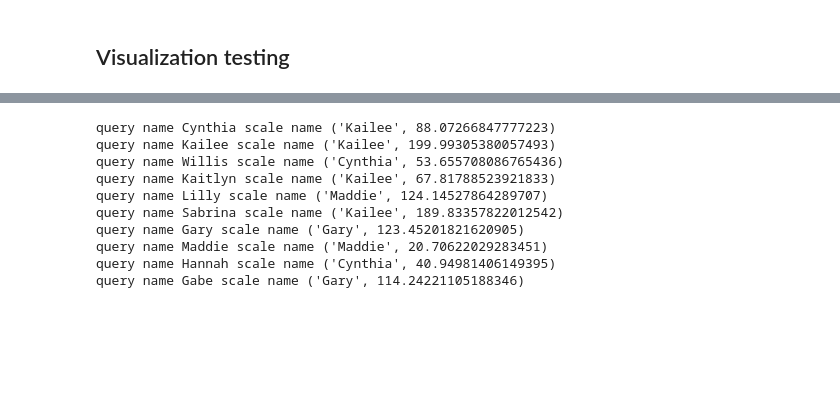
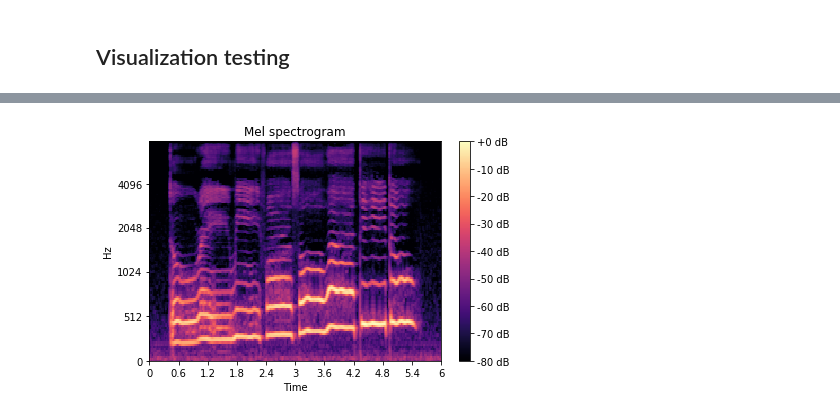
Before and after one commit to GabeQ/MusicStems, a Jupyter notebook: musicStemsFinalProj.ipynb, the cells around one changed output, grey strips where cells are left out. Drawn from its saved outputs; the diff is of its cells as text; code cells hidden in the pictures; blank space fills up the shorter version.

```diff
--- a/musicStemsFinalProj.ipynb
+++ b/musicStemsFinalProj.ipynb
@@ -614,14 +602,12 @@ Kailee
 # %%
-for queryName, scaleData in singerPairings.items():
-    print('query name', queryName, 'scale name', scaleData)
+# for queryName, scaleData in singerPairings.items():
+#     print('query name', queryName, 'scale name', scaleData)
-# %% [output]
-query name Cynthia scale name ('Kailee', 88.07266847777223)
-query name Kailee scale name ('Kailee', 199.99305380057493)
-query name Willis scale name ('Cynthia', 53.655708086765436)
-query name Kaitlyn scale name ('Kailee', 67.81788523921833)
-query name Lilly scale name ('Maddie', 124.14527864289707)
-query name Sabrina scale name ('Kailee', 189.83357822012542)
-query name Gary scale name ('Gary', 123.45201821620905)
-query name Maddie scale name ('Maddie', 20.70622029283451)
-query name Hannah scale name ('Cynthia', 40.94981406149395)
-query name Gabe scale name ('Gary', 114.24221105188346)
+# %%
+S = lb.feature.melspectrogram(y=db_Scales['Cynthia'], sr=22050, n_fft=2048, hop_length=512, power=2.0)
+# %%
+lb.display.specshow(lb.power_to_db(S, ref=np.max), y_axis='mel', fmax=8000, x_axis='time')
+plt.colorbar(format='%+2.0f dB')
+plt.title('Mel spectrogram')
+plt.tight_layout()
+# %% [output]
+[figure, added]
```
Also changed, not shown: parts of 14 cells of this notebook.
